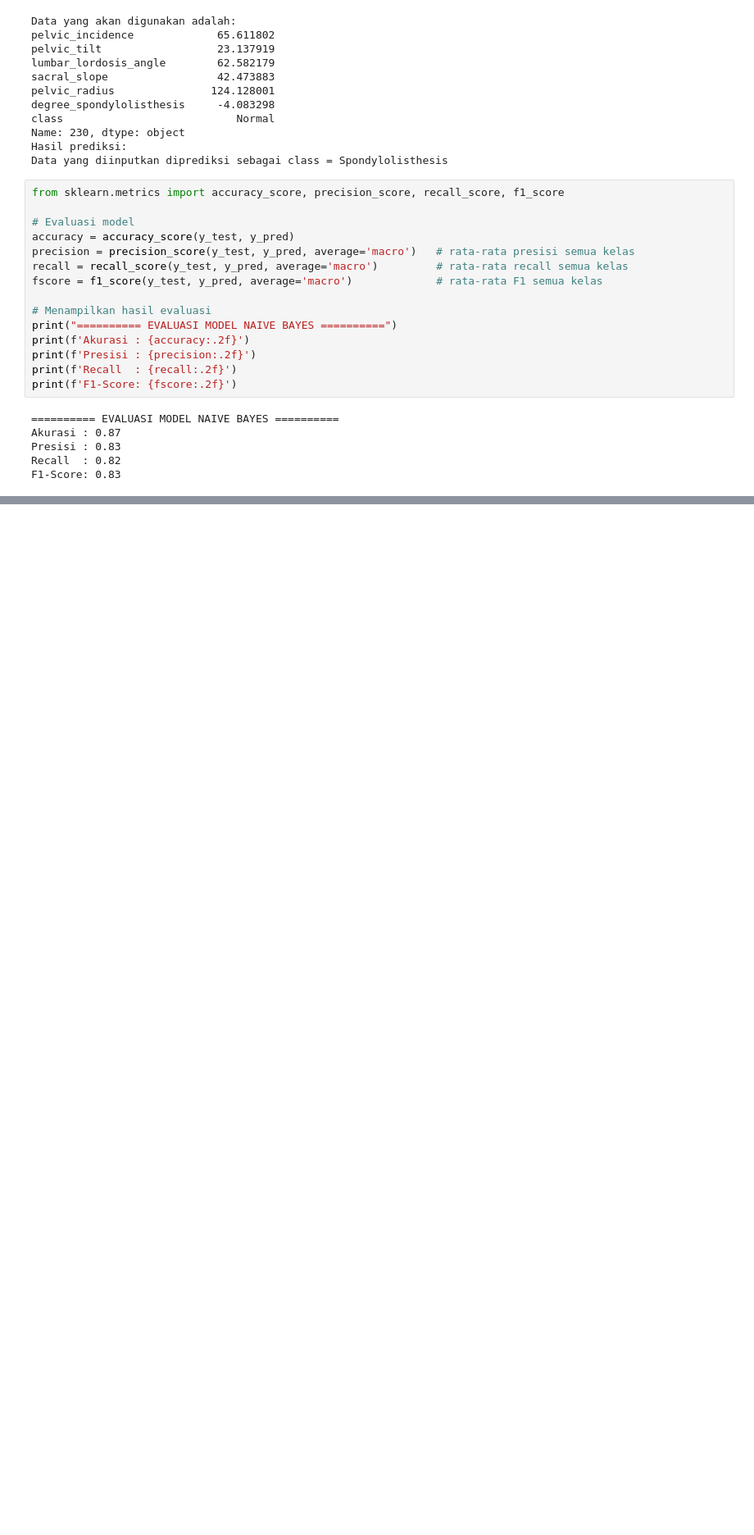
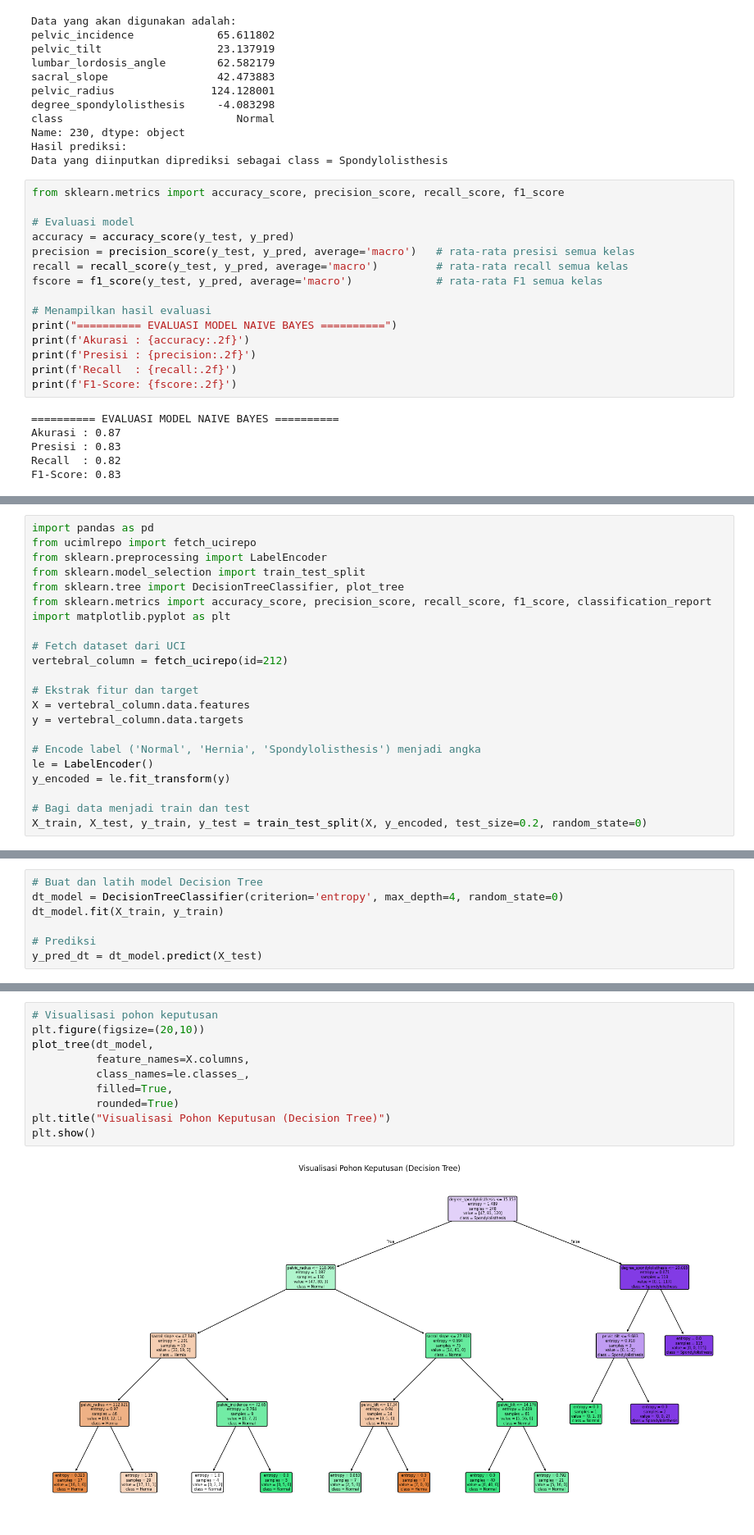
Before and after one commit to yudhacm/pendata, a Jupyter notebook: _sources/UAS.ipynb, the cells around one changed output, grey strips where cells are left out. Shown at 82% size. Saved outputs shown, nothing was run; the diff lists cells and outputs as text; blank space fills up the shorter version.

```diff
--- a/_sources/UAS.ipynb
+++ b/_sources/UAS.ipynb
@@ -583 +758,23 @@ F1-Score: 0.83
+# %%
+import pandas as pd
+from ucimlrepo import fetch_ucirepo
+from sklearn.preprocessing import LabelEncoder
+from sklearn.model_selection import train_test_split
+from sklearn.tree import DecisionTreeClassifier, plot_tree
+from sklearn.metrics import accuracy_score, precision_score, recall_score, f1_score, classification_report
+import matplotlib.pyplot as plt
+
+# Fetch dataset dari UCI
+vertebral_column = fetch_ucirepo(id=212)
+
+# Ekstrak fitur dan target
+X = vertebral_column.data.features
+y = vertebral_column.data.targets
+
+# Encode label ('Normal', 'Hernia', 'Spondylolisthesis') menjadi angka
+le = LabelEncoder()
+y_encoded = le.fit_transform(y)
+
+# Bagi data menjadi train dan test
+X_train, X_test, y_train, y_test = train_test_split(X, y_encoded, test_size=0.2, random_state=0)
 # %% [markdown]
@@ -584,0 +782,7 @@ F1-Score: 0.83
+# %%
+# Buat dan latih model Decision Tree
+dt_model = DecisionTreeClassifier(criterion='entropy', max_depth=4, random_state=0)
+dt_model.fit(X_train, y_train)
+
+# Prediksi
+y_pred_dt = dt_model.predict(X_test)
@@ -584,0 +827,12 @@ F1-Score: 0.83
+# %%
+# Visualisasi pohon keputusan
+plt.figure(figsize=(20,10))
+plot_tree(dt_model,
+          feature_names=X.columns,
+          class_names=le.classes_,
+          filled=True,
+          rounded=True)
+plt.title("Visualisasi Pohon Keputusan (Decision Tree)")
+plt.show()
+# %% [output]
+[figure, added]
```
Also changed, not shown: parts of 18 cells of this notebook, 13 other files.
